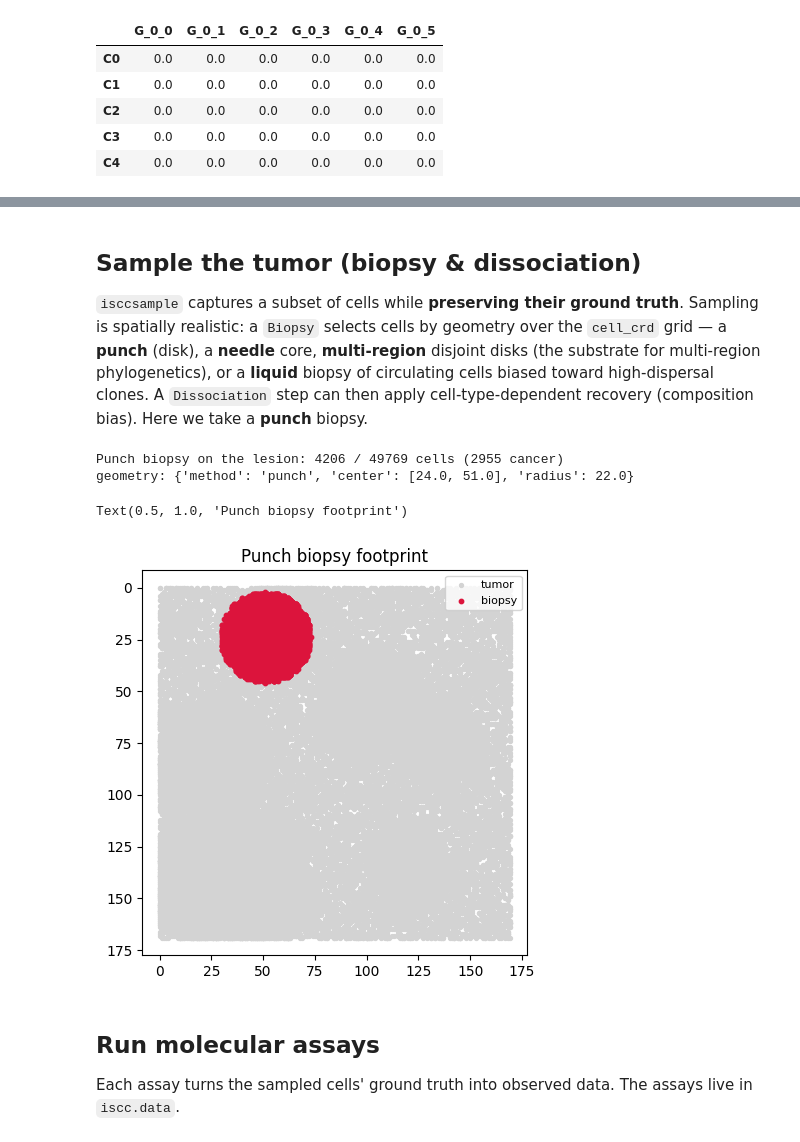
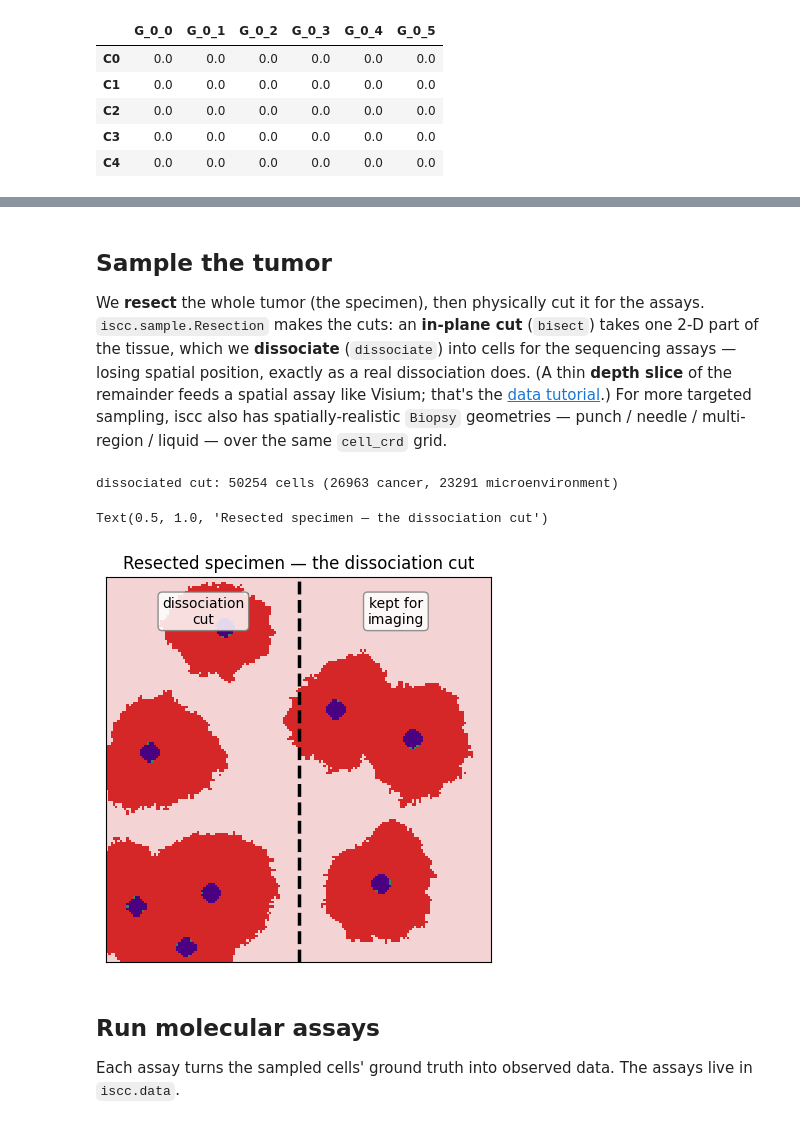
Before and after one commit to pedrofale/iscc, a Jupyter notebook: notebooks/01_pipeline_walkthrough.ipynb, the cells around one changed output, grey strips where cells are left out. Saved outputs shown, nothing was run; the diff lists cells and outputs as text; code cells hidden in the pictures.

```diff
--- a/notebooks/01_pipeline_walkthrough.ipynb
+++ b/notebooks/01_pipeline_walkthrough.ipynb
@@ -85,41 +132,41 @@ plt.tight_layout()
 # %% [markdown]
-## Sample the tumor (biopsy & dissociation)
+## Sample the tumor
 
-`isccsample` captures a subset of cells while **preserving their ground truth**. Sampling is
-spatially realistic: a `Biopsy` selects cells by geometry over the `cell_crd` grid — a **punch**
-(disk), a **needle** core, **multi-region** disjoint disks (the substrate for multi-region
-phylogenetics), or a **liquid** biopsy of circulating cells biased toward high-dispersal clones.
-A `Dissociation` step can then apply cell-type-dependent recovery (composition bias). Here we take
-a **punch** biopsy.
+We **resect** the whole tumor (the specimen), then physically cut it for the assays.
+`iscc.sample.Resection` makes the cuts: an **in-plane cut** (`bisect`) takes one 2-D part of the
+tissue, which we **dissociate** (`dissociate`) into cells for the sequencing assays — losing spatial
+position, exactly as a real dissociation does. (A thin **depth slice** of the remainder feeds a
+spatial assay like Visium; that's the [data tutorial](03_data_overview.ipynb).) For more targeted
+sampling, iscc also has spatially-realistic `Biopsy` geometries — punch / needle / multi-region /
+liquid — over the same `cell_crd` grid.
 # %%
-from iscc.sample.biopsy.biopsy import Biopsy
-from collections import Counter
+from iscc.sample import Resection
 
-# Target the lesion: centre the punch on the DENSEST cancer focus (a random punch of a mostly-stromal
-# cm-scale tissue, or the centroid between two foci, would be almost all stroma).
-canc = cd["cell_type"]["cell_id"].map(lambda g: tumor.genotypes[g].type == "cancer").values
-top_deme = Counter(cd["cell_deme"]["deme_id"][canc]).most_common(1)[0][0]
-center = tuple(tumor.deme_coords[top_deme])
-bx = Biopsy(cd, rng=np.random.default_rng(0))
-chosen, region, geom = bx.sample(biopsy_type="punch", center=center, radius=22)   # ~1.1 mm core
-sample = {k: df.loc[chosen] for k, df in cd.items()}
+# Resect the specimen, then cut a part of it and dissociate that part into cells for the sequencing
+# assays. Dissociating a whole cut (not a punch hunting for the lesion) is representative: ~half the
+# specimen's cells, spanning DCIS ducts and invasive stroma alike.
+spec = Resection(tumor)
+cut, remainder = spec.bisect(frac=0.5, axis="x")        # in-plane cut: dissociate | keep for imaging
+sample = spec.dissociate(cut, max_cells=50000)          # dissociate the cut -> cells for sequencing
 n_can = int(sample["cell_type"]["cell_id"].map(lambda g: tumor.genotypes[g].type == "cancer").sum())
-print(f"Punch biopsy on the lesion: {len(chosen)} / {len(cd['cell_snv'])} cells ({n_can} cancer)")
-print("geometry:", geom)
+print(f"dissociated cut: {len(sample['cell_snv'])} cells "
+      f"({n_can} cancer, {len(sample['cell_snv']) - n_can} microenvironment)")
 # %% [output]
-Punch biopsy on the lesion: 4206 / 49769 cells (2955 cancer)
-geometry: {'method': 'punch', 'center': [24.0, 51.0], 'radius': 22.0}
+dissociated cut: 50254 cells (26963 cancer, 23291 microenvironment)
 # %%
-# The biopsy is a spatial region, not a random subset:
-crd = cd["cell_crd"]
+# The dissociation cut is a spatial PART of the specimen (the rest is kept for imaging):
+split = int(0.5 * tumor.grid_size)
 fig, ax = plt.subplots(figsize=(5, 5))
-ax.scatter(crd["col"], crd["row"], s=8, c="lightgrey", label="tumor")
-ax.scatter(crd.loc[chosen, "col"], crd.loc[chosen, "row"], s=10, c="crimson", label="biopsy")
-ax.set_aspect("equal"); ax.invert_yaxis()
-ax.legend(loc="upper right", fontsize=8); ax.set_title("Punch biopsy footprint")
+tumor.plot_tissue(ax=ax, color="state")
+ax.axvline(split - 0.5, color="k", lw=2.5, ls="--")
+ax.text(split * 0.5, 8, "dissociation\ncut", ha="center", va="top",
+        bbox=dict(boxstyle="round", fc="white", ec="0.5", alpha=0.85))
+ax.text(split + (tumor.grid_size - split) * 0.5, 8, "kept for\nimaging", ha="center", va="top",
+        bbox=dict(boxstyle="round", fc="white", ec="0.5", alpha=0.85))
+ax.set_title("Resected specimen — the dissociation cut")
 # %% [output]
-Text(0.5, 1.0, 'Punch biopsy footprint')
+Text(0.5, 1.0, 'Resected specimen — the dissociation cut')
-[figure, old version]
+[figure, new version]
 # %% [markdown]
 ## Run molecular assays
 
```
Also changed, not shown: parts of 10 cells of this notebook, 7 other files.
